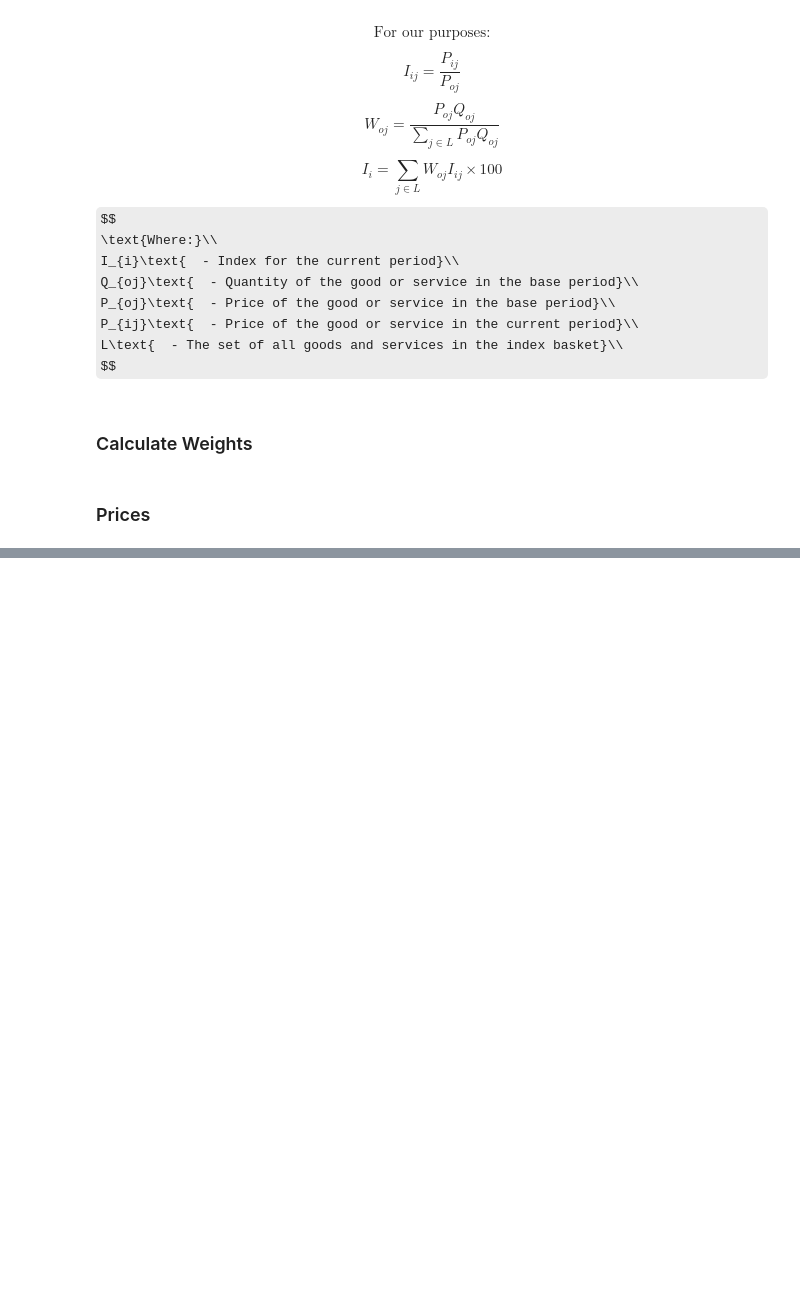
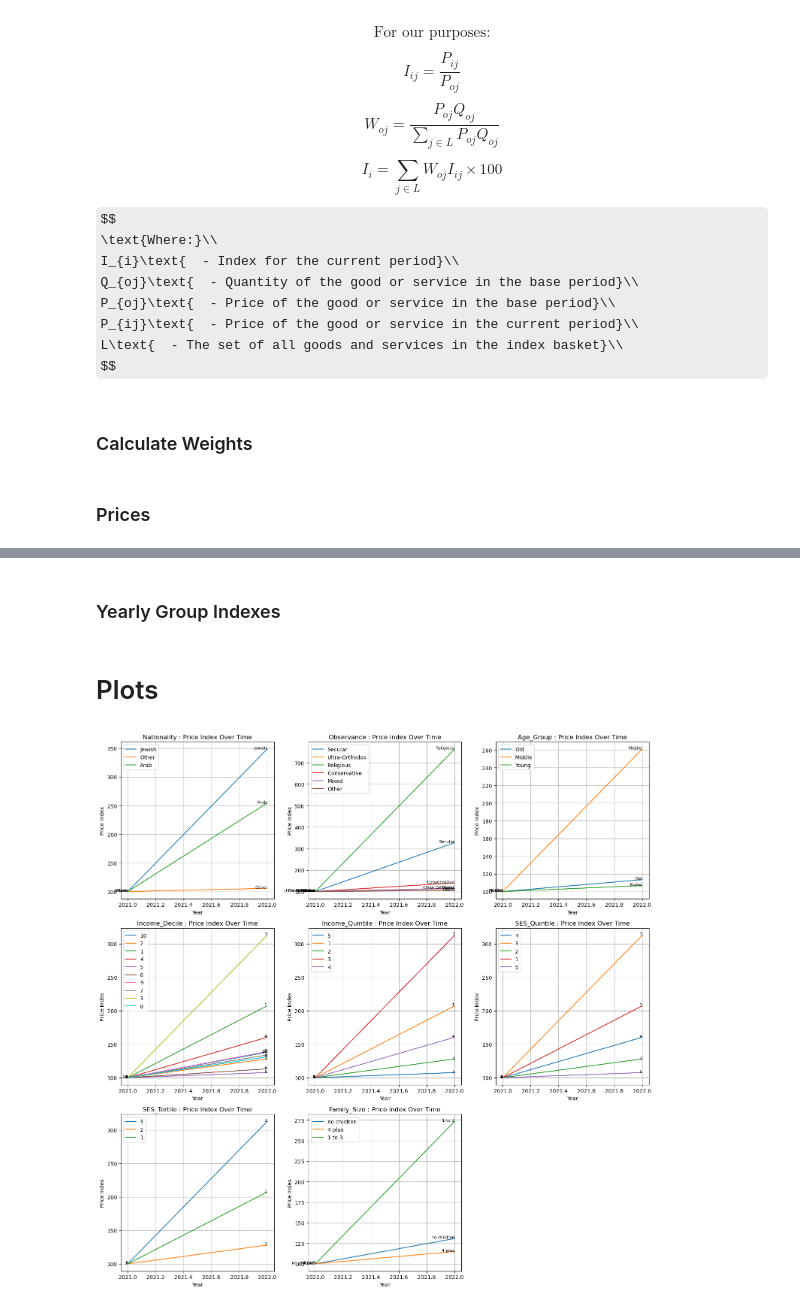
Before and after one commit to roykisluk/Inflation-Heterogeneity, a Jupyter notebook: Main.ipynb, the cells around one changed output, grey strips where cells are left out. Saved outputs shown, nothing was run; the diff lists cells and outputs as text; code cells hidden in the pictures; some formulas as TeX source; blank space fills up the shorter version.

Commit message:
Indexing

```diff
--- a/Main.ipynb
+++ b/Main.ipynb
@@ -251,4 +254,4 @@ for year in years:
     for group in Groups[year].columns[1:]:
         for subgroup in Groups[year][group].unique():
             mmb = Groups[year][Groups[year][group] == subgroup]['misparmb']
-            prices[year][subgroup] = calculate_prices(product_level, year, mmb)
+            prices[year][subgroup] = calculate_prices(year, mmb)
@@ -272,0 +278,60 @@ for year in years:
+# %%
+price_indexes = {}
+for year in years:
+    price_indexes[year] = {}
+    for group in Groups[year].columns[1:]:
+        for subgroup in Groups[year][group].unique():
+            price_indexes[year][subgroup] = calculate_indexes(weights[subgroup], prices[year][subgroup], prices[base_year][subgroup])
+# %% [markdown]
+### Yearly Group Indexes
+# %%
+yearly_indexes = {}
+for group in Groups[base_year].columns[1:]:
+    # Initialize dataframe
+    df = pd.DataFrame({'year': years})
+    for subgroup in Groups[base_year][group].unique():
+        df[subgroup] = None
+    for year in years:
+        for subgroup in Groups[year][group].unique():
+            df.loc[df['year'] == year, subgroup] = (price_indexes[year][subgroup]['price_ratio'] * price_indexes[year][subgroup]['weight']).sum() * 100
+    yearly_indexes[group] = df
+# %% [markdown]
+# Plots
+# %%
+def price_index_over_time(yearly_indexes):
+    import matplotlib.pyplot as plt
+
+    # Calculate the number of groups
+    n_groups = len(yearly_indexes)
+    ncols = 3
+    nrows = (n_groups + ncols - 1) // ncols
+
+    # Create subplots
+    fig, axes = plt.subplots(nrows=nrows, ncols=ncols, figsize=(ncols * 5, nrows * 5))
+    axes = axes.flatten()
+
+    # Plot each group
+    for ax, (group, yearly_indexes_group) in zip(axes, yearly_indexes.items()):
+        years = yearly_indexes_group['year']
+        indexes = yearly_indexes_group.drop(columns=['year'])
+        for subgroup in indexes.columns:
+            ax.plot(years, indexes[subgroup], label=subgroup)
+            for i, year in enumerate(years):
+                ax.text(year, indexes[subgroup].iloc[i], subgroup, fontsize=8, ha='right')
+        ax.set_title(f"{group}: Price Index Over Time")
+        ax.set_xlabel('Year')
+        ax.set_ylabel('Price Index')
+        ax.legend()
+        ax.grid(True)
+
+    # Remove any unused subplots
+    for ax in axes[len(yearly_indexes):]:
+        fig.delaxes(ax)
+
+    plt.tight_layout()
+    plt.show()
+
+# Example usage
+price_index_over_time(yearly_indexes)
+# %% [output]
+[figure, added]
```
Also changed, not shown: parts of 9 cells of this notebook, 2 other files.
